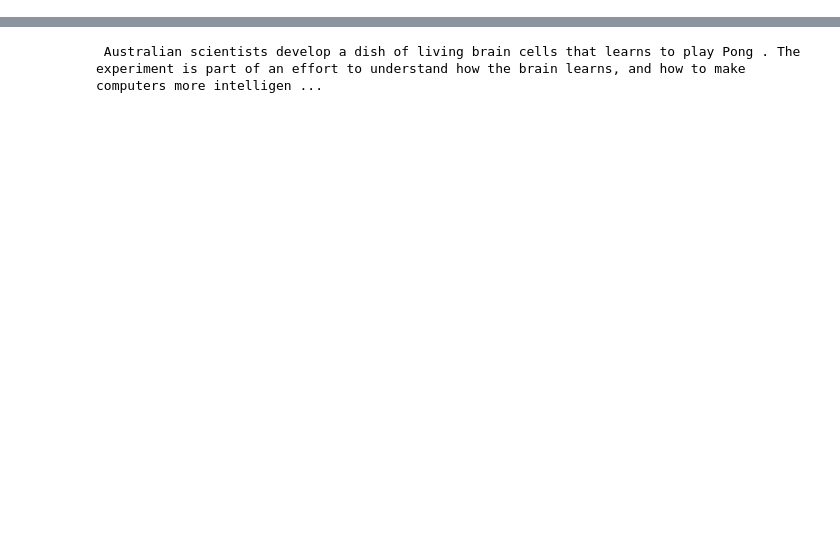
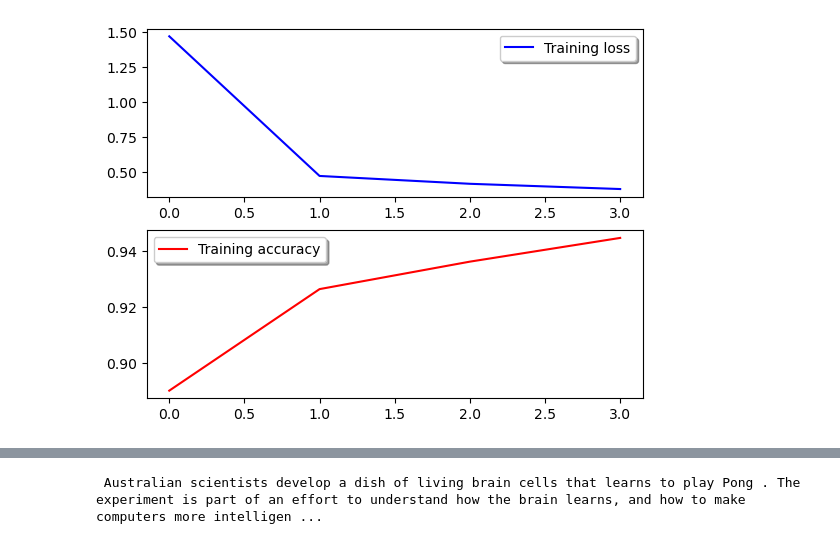
Before and after one commit to Cmeek09/NLP_with_deep_learning, a Jupyter notebook: project_part3.ipynb, the cells around one changed output, grey strips where cells are left out. Cells and saved outputs as stored; diff of their text form; code cells hidden in the pictures; blank space fills up the shorter version.

```diff
--- a/project_part3.ipynb
+++ b/project_part3.ipynb
@@ -2,0 +19,5 @@
+# %%
+input_data_path = 'data/'
+training_data_file = 'train.csv'
+df = pd.read_csv(input_data_path + training_data_file,encoding='cp1252')
+df.head()
@@ -2,0 +115,3 @@
+# %%
+target=pd.DataFrame(data=target,columns=['False','True'])
+target.head()
@@ -2,0 +143,24 @@
+# %%
+# source for code: https://www.kaggle.com/code/tango911/airline-sentiments
+
+from keras.models import Sequential
+from keras.layers import Flatten, Dense
+from keras import regularizers
+from keras.layers import Dropout
+
+clf=Sequential()
+#adding layers to ANN
+clf.add(Dense(units=2048,activation="relu",kernel_initializer="uniform",kernel_regularizer=regularizers.l2(0.001),input_dim=16806))
+clf.add(Dropout(0.5))
+#adding two more hidden layer to ANN
+clf.add(Dense(units=2048,activation="relu",kernel_initializer="uniform",kernel_regularizer=regularizers.l2(0.001)))
+clf.add(Dropout(0.5))
+clf.add(Dense(units=2048,activation="relu",kernel_initializer="uniform",kernel_regularizer=regularizers.l2(0.001)))
+clf.add(Dropout(0.5))
+#adding output layer
+clf.add(Dense(units=2,activation="softmax",kernel_initializer="uniform"))
+#compiling ANN
+clf.compile(optimizer='adam',loss='binary_crossentropy',metrics=['accuracy'])
+
+# #fitting ANN
+hist=clf.fit(X_train,target,batch_size=32,epochs=4)
@@ -2,0 +176,12 @@
+# %%
+import matplotlib.pyplot as plt
+
+# Plot the loss and accuracy curves for training and validation
+fig, ax = plt.subplots(2,1)
+ax[0].plot(hist.history['loss'], color='b', label="Training loss")
+legend = ax[0].legend(loc='best', shadow=True)
+
+ax[1].plot(hist.history['accuracy'], color='r', label="Training accuracy")
+legend = ax[1].legend(loc='best', shadow=True)
+# %% [output]
+[figure, added]
```
Also changed, not shown: parts of 40 cells of this notebook.
